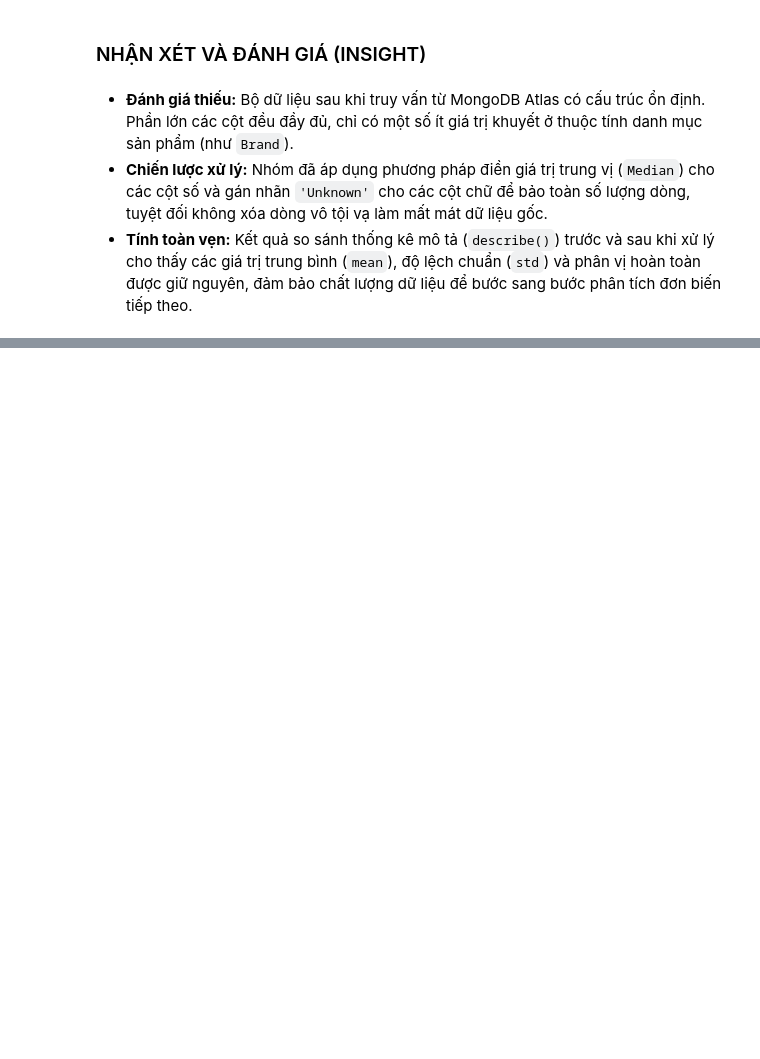
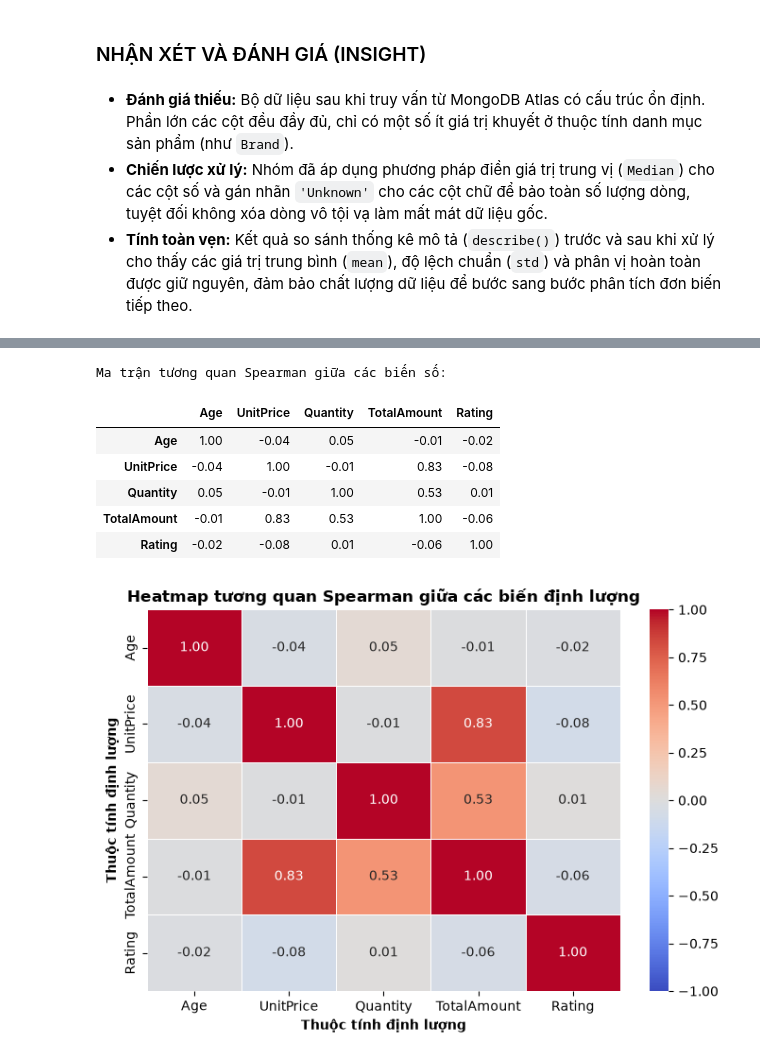
Before and after one commit to MoshiM0chiMoshi/Group5_Pharmacity_Personal_Care, a Jupyter notebook: step4_mongodbEDA.ipynb, the cells around one changed output, grey strips where cells are left out. Saved outputs shown, nothing was run; the diff lists cells and outputs as text; code cells hidden in the pictures; blank space fills up the shorter version.

```diff
--- a/step4_mongodbEDA.ipynb
+++ b/step4_mongodbEDA.ipynb
@@ -172,0 +431,24 @@ Tổng số giá trị thiếu sau khi xử lý: 0
+# %%
+# Tính toán ma trận tương quan Spearman trên eda_df
+corr_matrix = eda_df[numeric_cols].corr(method='spearman').round(2)
+
+print("Ma trận tương quan Spearman giữa các biến định lượng:")
+display(corr_matrix)
+
+# Vẽ biểu đồ Heatmap
+plt.figure(figsize=(7, 5))
+sns.heatmap(corr_matrix, annot=True, cmap="coolwarm", vmin=-1, vmax=1, linewidths=0.5, fmt=".2f")
+plt.title("Heatmap tương quan Spearman giữa các biến định lượng", fontsize=12, fontweight='bold')
+plt.xlabel("Thuộc tính định lượng", fontweight='bold')
+plt.ylabel("Thuộc tính định lượng", fontweight='bold')
+plt.tight_layout()
+plt.show()
+# %% [output]
+Ma trận tương quan Spearman giữa các biến số:
+|  | Age | UnitPrice | Quantity | TotalAmount | Rating |
+| Age | 1.00 | -0.04 | 0.05 | -0.01 | -0.02 |
+| UnitPrice | -0.04 | 1.00 | -0.01 | 0.83 | -0.08 |
+| Quantity | 0.05 | -0.01 | 1.00 | 0.53 | 0.01 |
+| TotalAmount | -0.01 | 0.83 | 0.53 | 1.00 | -0.06 |
+| Rating | -0.02 | -0.08 | 0.01 | -0.06 | 1.00 |
+[figure, added]
```
Also changed, not shown: parts of 33 cells of this notebook, 6 other files.
